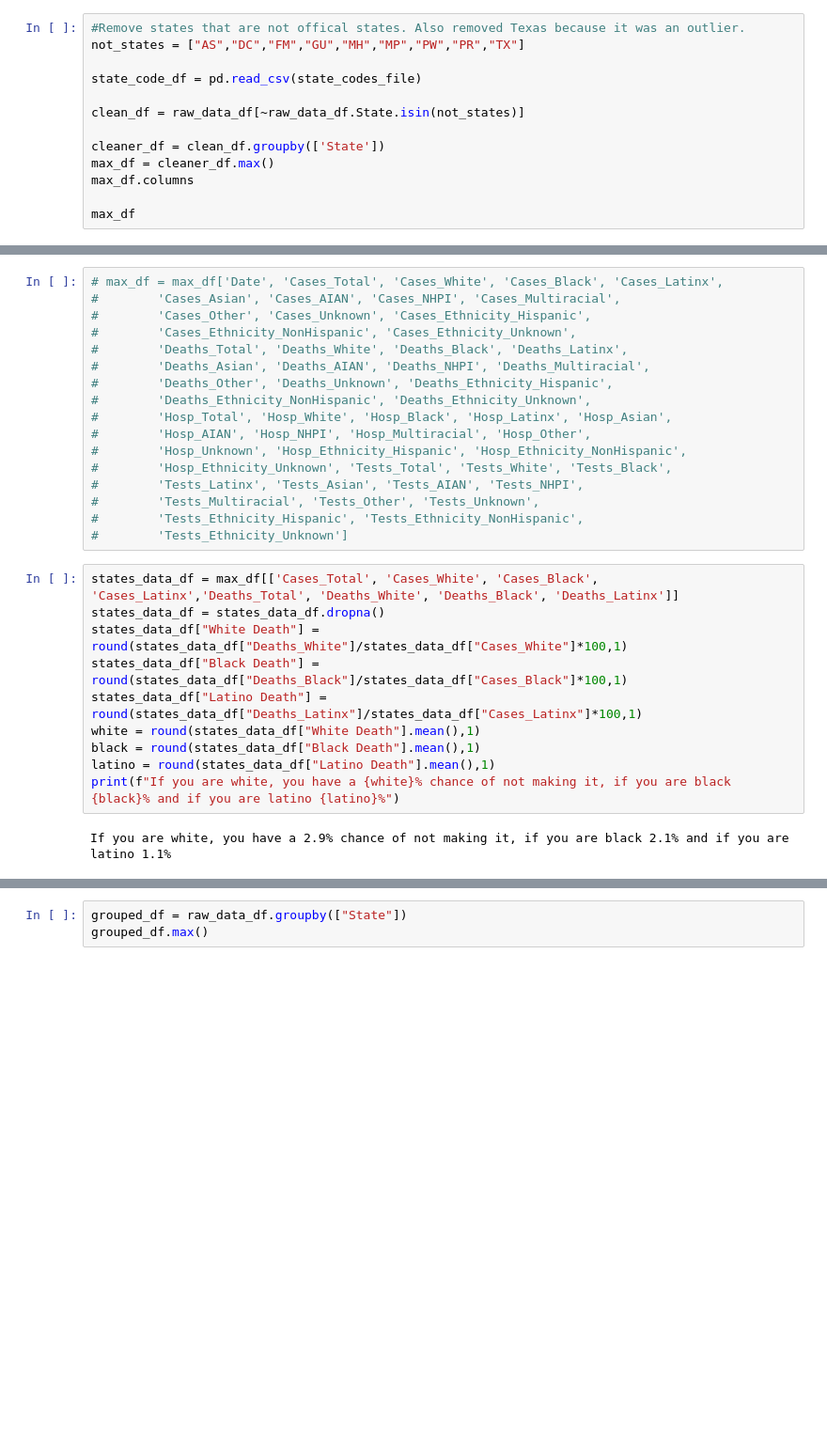
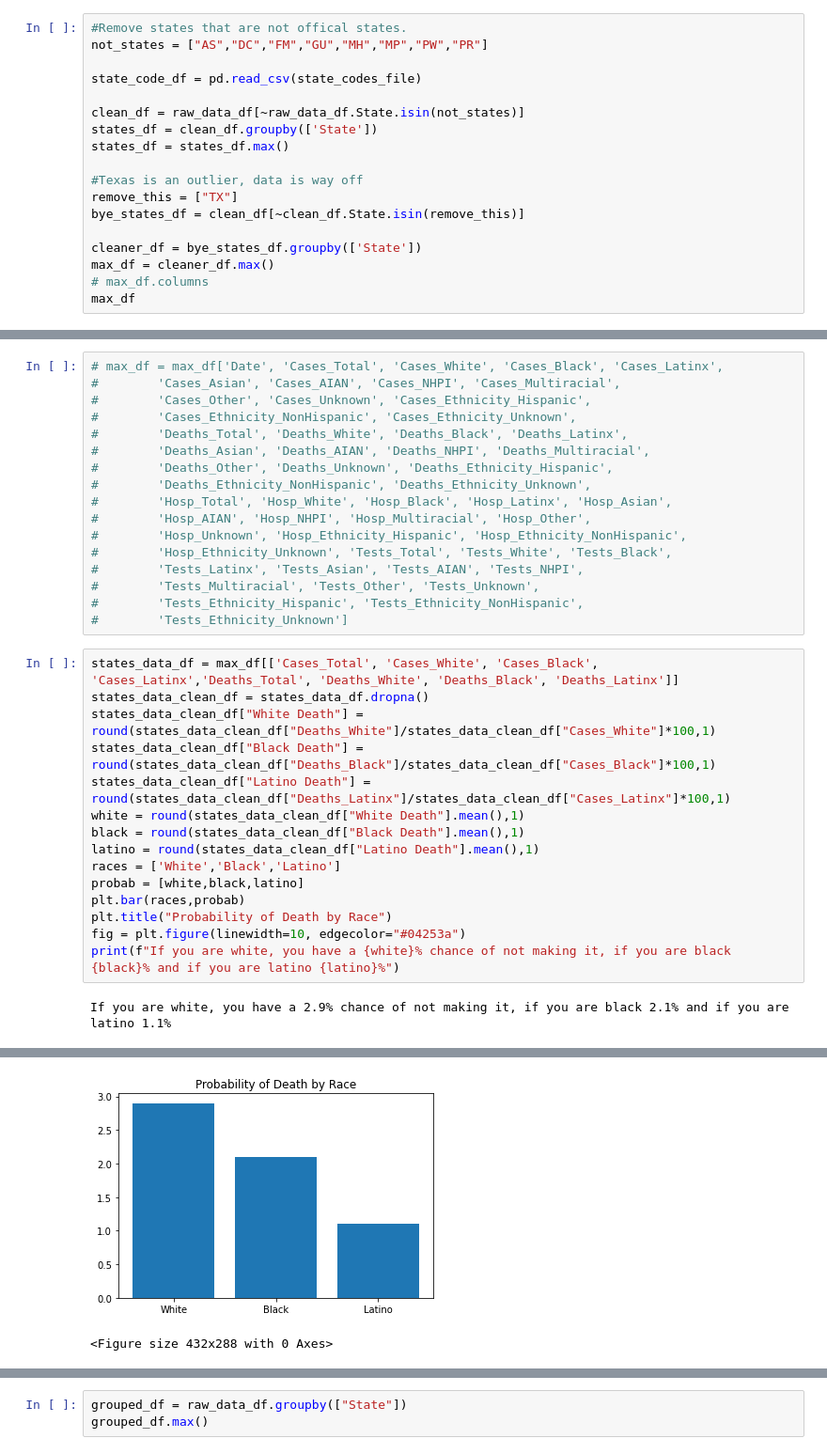
Before and after one commit to JohnGlendening/Project-1_2021, a Jupyter notebook: All_USA_Data.ipynb, the cells around one changed output, grey strips where cells are left out. Shown at 94% size. Drawn from its saved outputs; the diff is of its cells as text; blank space fills up the shorter version.

Commit message:
final graphs

```diff
--- a/All_USA_Data.ipynb
+++ b/All_USA_Data.ipynb
@@ -41,17 +33,22 @@ raw_data_df
 | 5151 | 20200412 | WY | NaN | NaN | NaN | NaN | NaN | NaN | ... |
 5152 rows × 54 columns
 # %%
-#Remove states that are not offical states. Also removed Texas because it was an outlier.
-not_states = ["AS","DC","FM","GU","MH","MP","PW","PR","TX"]
+#Remove states that are not offical states.
+not_states = ["AS","DC","FM","GU","MH","MP","PW","PR"]
 
 state_code_df = pd.read_csv(state_codes_file)
 
 clean_df = raw_data_df[~raw_data_df.State.isin(not_states)]
+states_df = clean_df.groupby(['State'])
+states_df = states_df.max()
 
-cleaner_df = clean_df.groupby(['State'])
+#Texas is an outlier, data is way off
+remove_this = ["TX"]
+bye_states_df = clean_df[~clean_df.State.isin(remove_this)]
+
+cleaner_df = bye_states_df.groupby(['State'])
 max_df = cleaner_df.max()
-max_df.columns
-
+# max_df.columns
 max_df
 # %% [output]
 |  | Date | Cases_Total | Cases_White | Cases_Black | Cases_Latinx | Cases_Asian | Cases_AIAN | Cases_NHPI | ... |
@@ -92,13 +89,18 @@ max_df
 #        'Tests_Ethnicity_Unknown']
 # %%
 states_data_df = max_df[['Cases_Total', 'Cases_White', 'Cases_Black', 'Cases_Latinx','Deaths_Total', 'Deaths_White', 'Deaths_Black', 'Deaths_Latinx']]
-states_data_df = states_data_df.dropna()
-states_data_df["White Death"] = round(states_data_df["Deaths_White"]/states_data_df["Cases_White"]*100,1)
-states_data_df["Black Death"] = round(states_data_df["Deaths_Black"]/states_data_df["Cases_Black"]*100,1)
-states_data_df["Latino Death"] = round(states_data_df["Deaths_Latinx"]/states_data_df["Cases_Latinx"]*100,1)
-white = round(states_data_df["White Death"].mean(),1)
-black = round(states_data_df["Black Death"].mean(),1)
-latino = round(states_data_df["Latino Death"].mean(),1)
+states_data_clean_df = states_data_df.dropna()
+states_data_clean_df["White Death"] = round(states_data_clean_df["Deaths_White"]/states_data_clean_df["Cases_White"]*100,1)
+states_data_clean_df["Black Death"] = round(states_data_clean_df["Deaths_Black"]/states_data_clean_df["Cases_Black"]*100,1)
+states_data_clean_df["Latino Death"] = round(states_data_clean_df["Deaths_Latinx"]/states_data_clean_df["Cases_Latinx"]*100,1)
+white = round(states_data_clean_df["White Death"].mean(),1)
+black = round(states_data_clean_df["Black Death"].mean(),1)
+latino = round(states_data_clean_df["Latino Death"].mean(),1)
+races = ['White','Black','Latino']
+probab = [white,black,latino]
+plt.bar(races,probab)
+plt.title("Probability of Death by Race")
+fig = plt.figure(linewidth=10, edgecolor="#04253a")
 print(f"If you are white, you have a {white}% chance of not making it, if you are black {black}% and if you are latino {latino}%")
 # %% [output]
 If you are white, you have a 2.9% chance of not making it, if you are black 2.1% and if you are latino 1.1%
@@ -104,0 +122,2 @@ If you are white, you have a 2.9% chance of not making it, if you are black 2.1%
+[figure, added]
+<Figure size 432x288 with 0 Axes>
```
Also changed, not shown: parts of 8 cells of this notebook.
